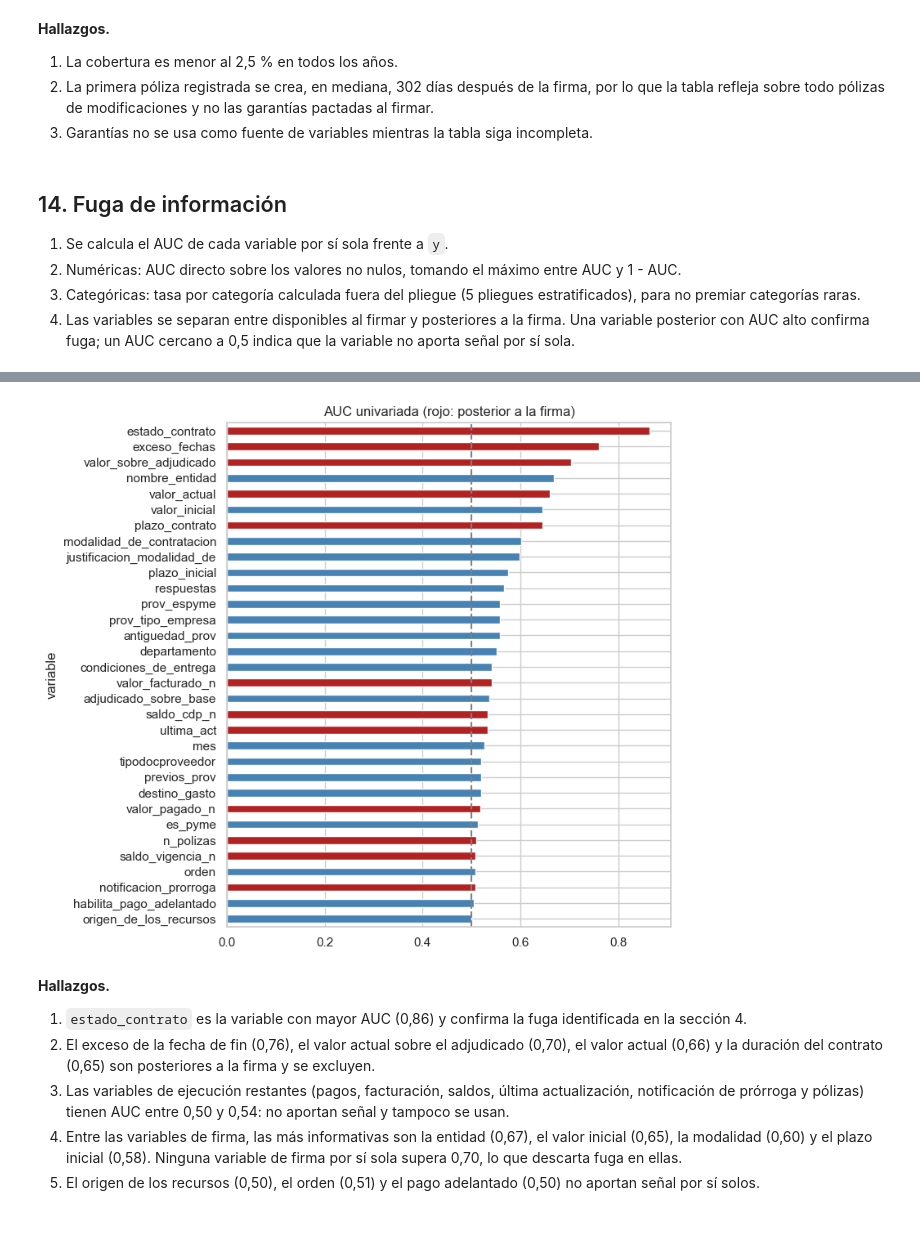
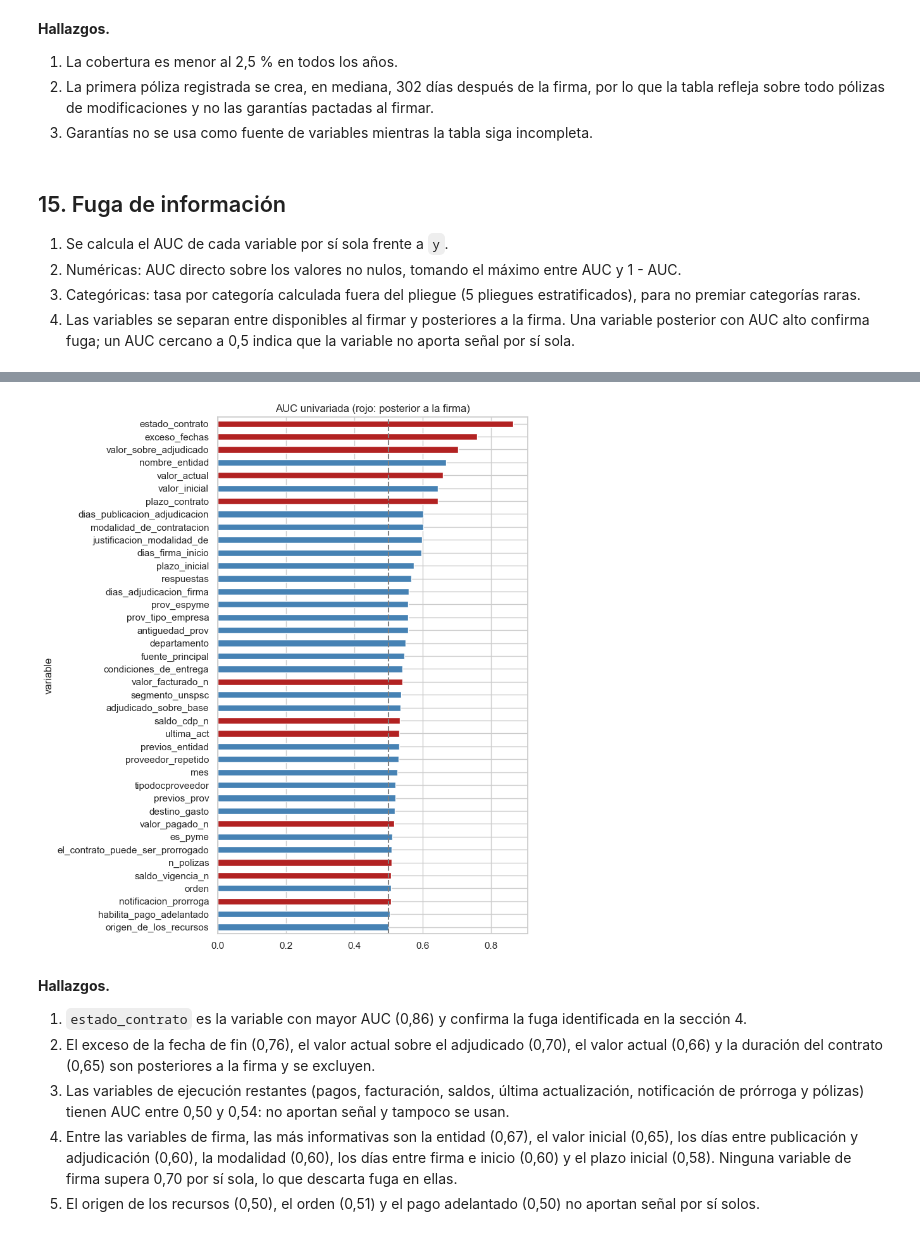
Before and after one commit to Zeal916/project_despliegue_soluciones, a Jupyter notebook: notebooks/01_eda_obra.ipynb, the cells around one changed output, grey strips where cells are left out. Drawn from its saved outputs; the diff is of its cells as text; code cells hidden in the pictures.

```diff
--- a/notebooks/01_eda_obra.ipynb
+++ b/notebooks/01_eda_obra.ipynb
@@ -159,6 +165,7 @@ df = (contratos
       .merge(ofertas, how="left", left_on="proceso_de_compra",
              right_on="id_del_proceso_de_compra", validate="m:1"))
 df["firma"] = fecha(df["fecha_de_firma"])
+df = df.sort_values("firma", ignore_index=True)
 df["anio"] = df["firma"].dt.year
 df["mes"] = df["firma"].dt.month
 
@@ -664,6 +675,16 @@ grandes["y"].hist(bins=30, ax=ax[1])
 ax[1].set(title=f"Tasa por entidad (n >= {MIN_ENT})", xlabel="tasa",
           ylabel="entidades")
 guardar_figura("07_entidades")
+
+df["previos_entidad"] = df.groupby("nombre_entidad").cumcount()
+df["proveedor_repetido"] = df.duplicated(
+    ["nombre_entidad", "codigo_proveedor"]).astype(int)
+experiencia = pd.cut(df["previos_entidad"], [-1, 0, 4, 19, 99, np.inf],
+                     labels=["0", "1-4", "5-19", "20-99", "100+"])
+print("\nTasa según contratos de obra previos de la entidad:")
+print(tasas(df.assign(previos=experiencia), "previos").to_string())
+print("\nTasa según si el contratista ya había contratado con la entidad:")
+print(tasas(df, "proveedor_repetido").to_string())
 # %% [output]
 Entidades: 2,378. Las 10 mayores concentran 22.8% de los contratos con adición; las 100 mayores, 51.9%.
                                                               contratos  con_adicion     y
@@ -733,7 +787,6 @@ Contratación régimen especial (con ofertas)  0.078   0.353
 # %%
 df["antiguedad_prov"] = (df["firma"] - fecha(df["prov_fecha_creacion"])
                          ).dt.days / 365.25
-df = df.sort_values("firma")
 df["previos_prov"] = df.groupby("codigo_proveedor").cumcount()
 df["respuestas"] = numero(df["respuestas_al_procedimiento"])
 df["adjudicado_sobre_base"] = (
@@ -856,7 +1003,7 @@ max     2,428.000
 2. La primera póliza registrada se crea, en mediana, 302 días después de la firma, por lo que la tabla refleja sobre todo pólizas de modificaciones y no las garantías pactadas al firmar.
 3. Garantías no se usa como fuente de variables mientras la tabla siga incompleta.
 # %% [markdown]
-## 14. Fuga de información
+## 15. Fuga de información
 
 1. Se calcula el AUC de cada variable por sí sola frente a `y`.
 2. Numéricas: AUC directo sobre los valores no nulos, tomando el máximo entre
@@ -892,12 +1039,17 @@ for v in ["valor_pagado", "valor_facturado", "saldo_cdp", "saldo_vigencia"]:
     df[v + "_n"] = numero(df[v])
 
 firma_num = ["valor_inicial", "plazo_inicial", "mes", "respuestas",
-             "adjudicado_sobre_base", "antiguedad_prov", "previos_prov"]
+             "adjudicado_sobre_base", "antiguedad_prov", "previos_prov",
+             "previos_entidad", "proveedor_repetido",
+             "dias_publicacion_adjudicacion", "dias_adjudicacion_firma",
+             "dias_firma_inicio"]
 firma_cat = ["nombre_entidad", "modalidad_de_contratacion", "departamento",
              "orden", "origen_de_los_recursos", "destino_gasto",
              "tipodocproveedor", "es_pyme", "prov_espyme",
              "prov_tipo_empresa", "condiciones_de_entrega",
-             "habilita_pago_adelantado", "justificacion_modalidad_de"]
+             "habilita_pago_adelantado", "justificacion_modalidad_de",
+             "segmento_unspsc", "fuente_principal",
+             "el_contrato_puede_ser_prorrogado"]
 posterior_num = ["valor_actual", "valor_sobre_adjudicado", "plazo_contrato",
                  "exceso_fechas", "valor_pagado_n", "valor_facturado_n",
                  "saldo_cdp_n", "saldo_vigencia_n", "ultima_act",
@@ -919,7 +1071,7 @@ print(fuga.round(3).to_string(index=False))
 colores = fuga["momento"].map({"firma": "steelblue",
                                "posterior": "firebrick"})
 ax = fuga.plot.barh(x="variable", y="auc", color=colores, legend=False,
-                    figsize=(8, 7), title="AUC univariada (rojo: posterior "
+                    figsize=(8, 9), title="AUC univariada (rojo: posterior "
                     "a la firma)")
 ax.axvline(0.5, color="gray", ls="--")
 ax.invert_yaxis()
@@ -945,9 +1097,9 @@ justificacion_modalidad_de     firma 0.598
-[figure, old version]
+[figure, new version]
 # %% [markdown]
 **Hallazgos.**
 
 1. `estado_contrato` es la variable con mayor AUC (0,86) y confirma la fuga identificada en la sección 4.
 2. El exceso de la fecha de fin (0,76), el valor actual sobre el adjudicado (0,70), el valor actual (0,66) y la duración del contrato (0,65) son posteriores a la firma y se excluyen.
 3. Las variables de ejecución restantes (pagos, facturación, saldos, última actualización, notificación de prórroga y pólizas) tienen AUC entre 0,50 y 0,54: no aportan señal y tampoco se usan.
-4. Entre las variables de firma, las más informativas son la entidad (0,67), el valor inicial (0,65), la modalidad (0,60) y el plazo inicial (0,58). Ninguna variable de firma por sí sola supera 0,70, lo que descarta fuga en ellas.
+4. Entre las variables de firma, las más informativas son la entidad (0,67), el valor inicial (0,65), los días entre publicación y adjudicación (0,60), la modalidad (0,60), los días entre firma e inicio (0,60) y el plazo inicial (0,58). Ninguna variable de firma supera 0,70 por sí sola, lo que descarta fuga en ellas.
 5. El origen de los recursos (0,50), el orden (0,51) y el pago adelantado (0,50) no aportan señal por sí solos.
```
Also changed, not shown: parts of 16 cells of this notebook, 2 other files.
